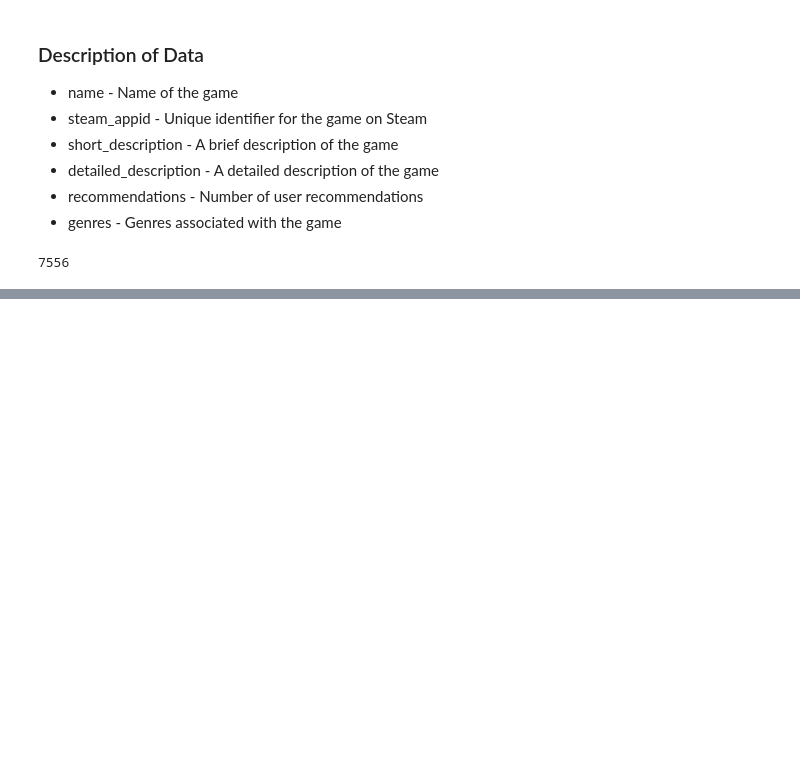
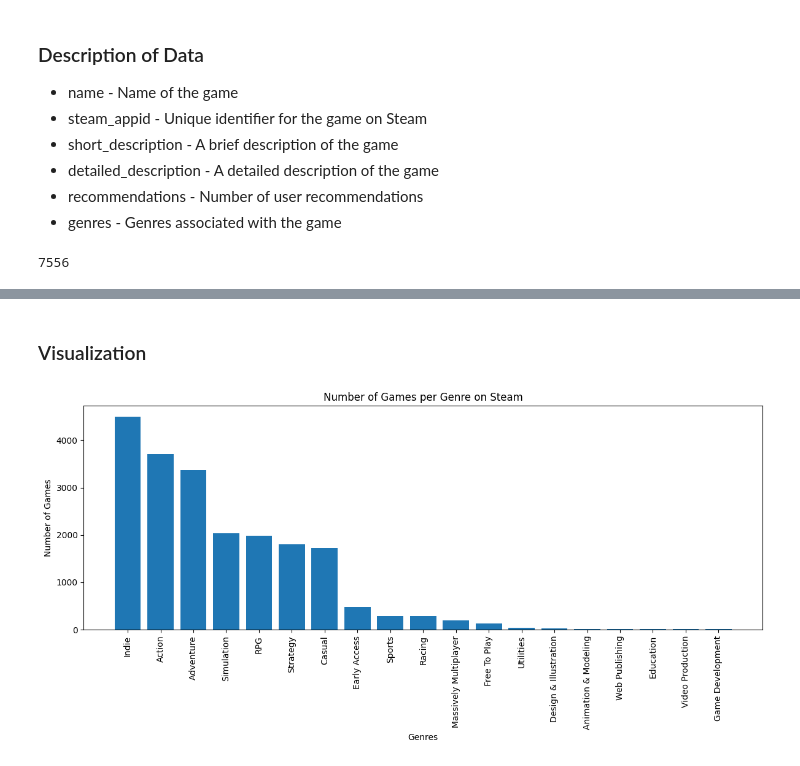
Before and after one commit to stabor705/steam-games-data-mining, a Jupyter notebook: data_analysis.ipynb, the cells around one changed output, grey strips where cells are left out. Drawn from its saved outputs; the diff is of its cells as text; code cells hidden in the pictures; blank space fills up the shorter version.

Commit message:
feat: added visualization

```diff
--- a/data_analysis.ipynb
+++ b/data_analysis.ipynb
@@ -33,3 +33,12 @@ unique_games_count = df["steam_appid"].nunique()
 unique_games_count
 # %% [output]
 7556
+# %%
+genres_count = {}
+
+for genres in df["genres"].dropna():
+	for genre in genres.split(", "):
+		if genre in genres_count:
+			genres_count[genre] += 1
+		else:
+			genres_count[genre] = 1
@@ -35,0 +65,6 @@ unique_games_count
+# %%
+filtered_genres_count = {name: count for name, count in genres_count.items() if count > 10}
+# %%
+sorted_genres_count = sorted(filtered_genres_count.items(), key=lambda x: x[1], reverse=True)
+# %% [markdown]
+### Visualization
@@ -35,0 +73,13 @@ unique_games_count
+# %%
+genre_names = [name for name, _ in sorted_genres_count]
+genre_values = [count for _, count in sorted_genres_count]
+plt.figure(figsize=(12, 6))
+plt.bar(genre_names, genre_values)
+plt.xticks(rotation=90)
+plt.xlabel("Genres")
+plt.ylabel("Number of Games")
+plt.title("Number of Games per Genre on Steam")
+plt.tight_layout()
+plt.show()
+# %% [output]
+[figure, added]
```
Also changed, not shown: parts of 3 cells of this notebook.
